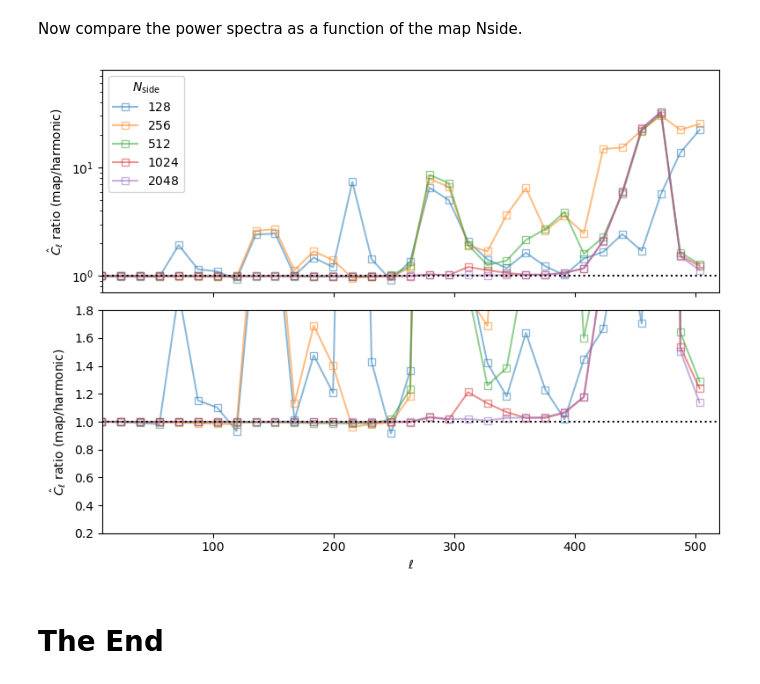
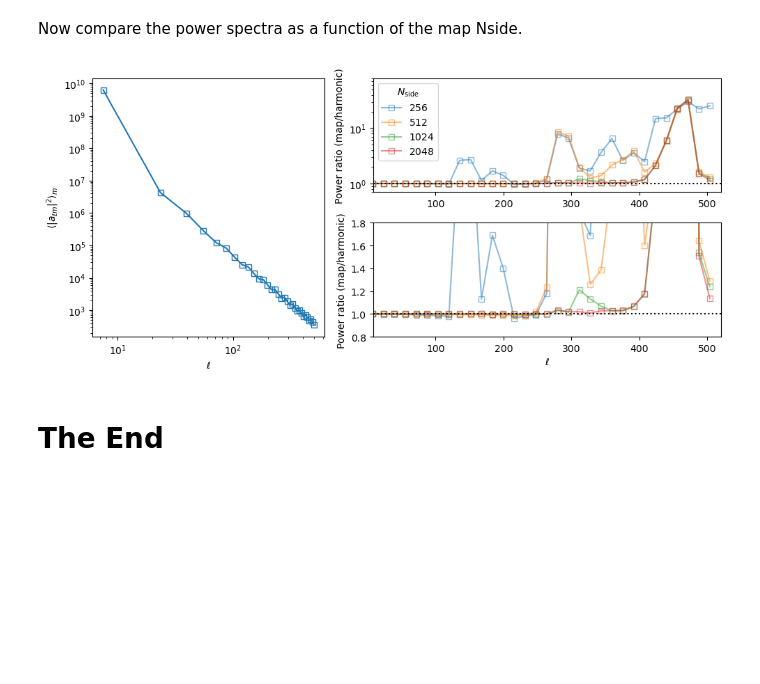
Before and after one commit to martinjameswhite/directsht, a Jupyter notebook: notebooks/golden_spiral.ipynb, the cells around one changed output. Saved outputs shown, nothing was run; the diff lists cells and outputs as text; code cells hidden in the pictures; blank space fills up the shorter version.

```diff
--- a/notebooks/golden_spiral.ipynb
+++ b/notebooks/golden_spiral.ipynb
@@ -93,33 +93,45 @@ plt.show()
 # %% [markdown]
 Now compare the power spectra as a function of the map Nside.
 # %%
-fig,ax = plt.subplots(2,1,sharex=True,figsize=(8,6))
+#fig,ax = plt.subplots(2,2,sharex=True,sharey=False,figsize=(8,6))
+fig = plt.figure(figsize=(10,4.5))
+gs  = fig.add_gridspec(2,2,width_ratios=[2,3])
+ax0 = fig.add_subplot(gs[:,0])
+ax1 = fig.add_subplot(gs[0,1])
+ax2 = fig.add_subplot(gs[1,1])
+#
+ax0.loglog(ell,hcl,'s-',mfc='None')
+ax0.set_xlabel(r'$\ell$')
+ax0.set_ylabel(r'$\langle |a_{\ell m}|^2\rangle_m$')
 #
 icol= 0
-for nside in [128,256,512,1024,2048]:
+for nside in [256,512,1024,2048]:
     dmap = make_map(thetas,phis,nside)
     mcl  = hp.sphtfunc.anafast(dmap,alm=False,\
                                lmax=sht.Nell-1,pol=False)
     ratio= np.dot(bins,mcl)/hcl
     #
-    ax[0].plot(ell,ratio,'s-',color='C'+str(icol),alpha=0.5,\
-               mfc='None',label='${:4d}$'.format(nside))
-    ax[1].plot(ell,ratio,'s-',color='C'+str(icol),alpha=0.5,\
-               mfc='None')
+    ax1.plot(ell,ratio,'s-',color='C'+str(icol),alpha=0.5,\
+             mfc='None',label='${:4d}$'.format(nside))
+    ax2.plot(ell,ratio,'s-',color='C'+str(icol),alpha=0.5,\
+             mfc='None')
     icol = (icol+1)%10
-for i in range(ax.size):
-    ax[i].axhline(1.0,ls=':',color='k')
-    ax[i].set_xlim(8.0,520)
-    ax[i].set_ylabel(r'$\hat{C}_\ell$ ratio (map/harmonic)')
-ax[0].legend(title=r'$N_{\rm side}$',loc=2)
-ax[0].set_ylim(0.7, 80)
-ax[0].set_yscale('log')
-ax[1].set_ylim(0.2,1.8)
-ax[1].set_yscale('linear')
-ax[1].set_xlabel(r'$\ell$')
+ax1.axhline(1.0,ls=':',color='k')
+ax2.axhline(1.0,ls=':',color='k')
+ax1.set_xlim(8.0,520)
+ax2.set_xlim(8.0,520)
+ax1.set_ylabel(r'Power ratio (map/harmonic)')
+ax2.set_ylabel(r'Power ratio (map/harmonic)')
+ax1.legend(title=r'$N_{\rm side}$',loc=2)
+ax1.set_ylim(0.7, 80)
+ax1.set_yscale('log')
+ax2.set_ylim(0.8,1.8)
+ax2.set_yscale('linear')
+ax2.set_xlabel(r'$\ell$')
 #
 plt.tight_layout()
+plt.savefig('golden_spiral.pdf')
 # %% [output]
-[figure, old version]
+[figure, new version]
 # %% [markdown]
 # The End
```
